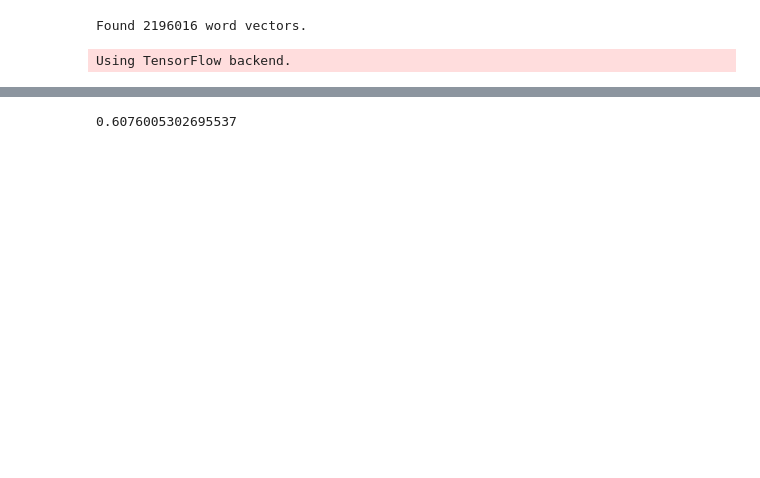
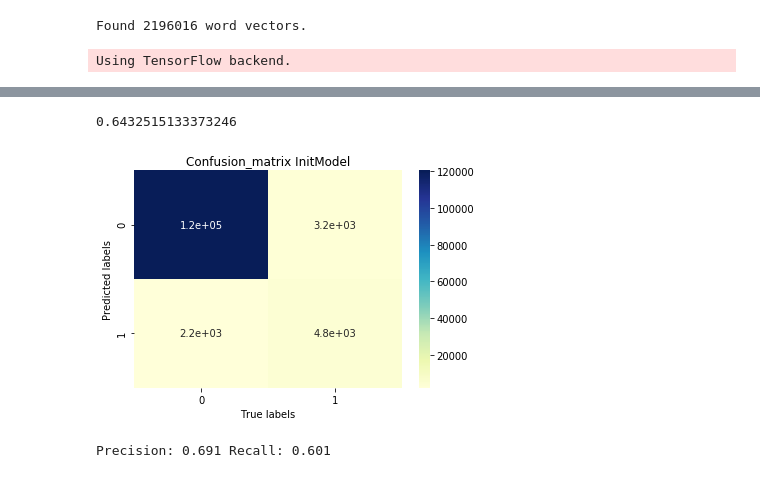
Before and after one commit to madhuhegde/CS221_Project, a Jupyter notebook: quora_LSTM.ipynb, the cells around one changed output, grey strips where cells are left out. Cells and saved outputs as stored; diff of their text form; code cells hidden in the pictures; blank space fills up the shorter version.

Commit message:
add plots

```diff
--- a/quora_LSTM.ipynb
+++ b/quora_LSTM.ipynb
@@ -8,11 +8,11 @@ import math
 from sklearn.model_selection import train_test_split
 from sklearn.metrics import f1_score
 # %%
-train_df = pd.read_csv("../project/input/train.csv")
+train_df = pd.read_csv("./input/train.csv")
 train_df, val_df = train_test_split(train_df, test_size=0.1)
 # %%
 emb_index = {}
-emb_file = open('../project/input/embeddings/glove.840B.300d/glove.840B.300d.txt')
+emb_file = open('./input/embeddings/glove.840B.300d/glove.840B.300d.txt')
 for line in tqdm(emb_file):
     emb_values = line.split(" ")
     word = emb_values[0]
@@ -122,4 +122,32 @@ y1 = y1.astype(np.int)
 score = f1_score(y2, y1)
 print(score)
 # %% [output]
-0.6076005302695537
+0.6432515133373246
+# %%
+from sklearn.metrics import classification_report, confusion_matrix
+import scikitplot as skplt
+import seaborn as sns
+import matplotlib.pyplot as plt
+%matplotlib inline
+
+def get_confusion_matrix(test_y, pred,title):
+    cm=confusion_matrix(pred,test_y)
+
+    fig = plt.figure()
+    sns.heatmap(cm, cmap='YlGnBu', annot=True)
+    plt.title(title)
+    plt.xlabel('True labels')
+    plt.ylabel('Predicted labels')
+    plt.show()
+    fig.savefig('InitModel_confusion_matrix')
+
+get_confusion_matrix(y2,y1,'Confusion_matrix InitModel')
+# %% [output]
+[figure, added]
+# %%
+from sklearn.metrics import recall_score, precision_score
+r = recall_score(y2, y1, average='binary')
+p = precision_score(y2, y1, average='binary')
+print('Precision: {:.3f} Recall: {:.3f}'.format(p, r))
+# %% [output]
+Precision: 0.691 Recall: 0.601
```
Also changed, not shown: parts of 2 cells of this notebook, 3 other files.
